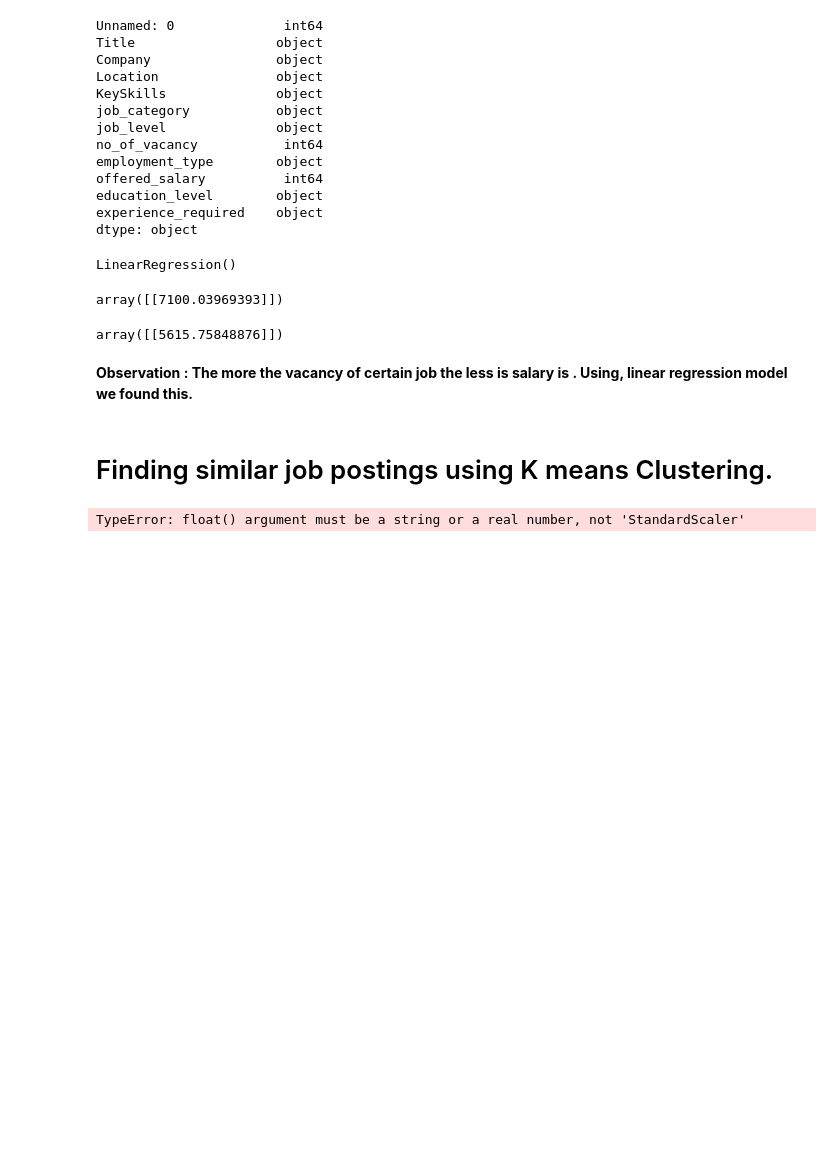
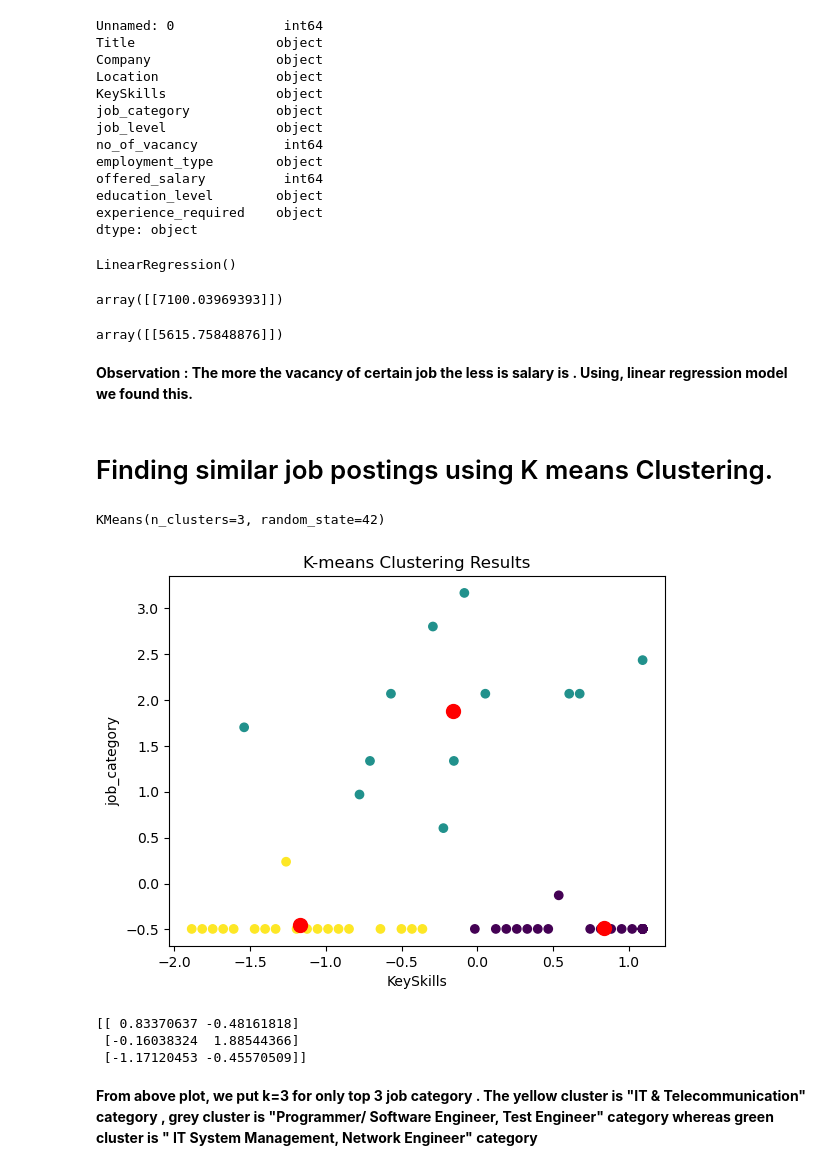
Before and after one commit to BibekRai44/MeroJob-Analysis, a Jupyter notebook: Dataset Analysis/ML models.ipynb, the cells around one changed output. Drawn from its saved outputs; the diff is of its cells as text; code cells hidden in the pictures; blank space fills up the shorter version.

Commit message:
finished K means clustering and ML models

```diff
--- a/Dataset Analysis/ML models.ipynb
+++ b/Dataset Analysis/ML models.ipynb
@@ -141,11 +138,43 @@ new_data['job_category']=le.fit_transform(new_data['job_category'])
 #using standardscaler
 
 sd=StandardScaler()
-x=sd.fit(new_data[['KeySkills','job_category']])
+x=sd.fit_transform(new_data[['KeySkills','job_category']])
 # %%
 #K means clustering
 
-kmeans=KMeans(n_clusters=5,random_state=42)
+kmeans=KMeans(n_clusters=3,random_state=42)
 kmeans.fit(x)
 # %% [output]
-TypeError: float() argument must be a string or a real number, not 'StandardScaler'
+KMeans(n_clusters=3, random_state=42)
+# %%
+#predicting keyskills and job_category
+
+y_predict=kmeans.fit_predict(x)
+# %%
+cols=['KeySkills','job_category']
+# %%
+#vizualizing the clusters
+
+import matplotlib
+from matplotlib import pyplot as plt
+%matplotlib inline
+
+plt.scatter(x[:, 0], x[:, 1], c=y_predict)
+plt.xlabel(cols[0])
+plt.ylabel(cols[1])
+plt.title('K-means Clustering Results')
+plt.scatter(kmeans.cluster_centers_[:, 0], kmeans.cluster_centers_[:, 1], s = 100, c = 'red', label = 'Centroid')
+plt.show()
+# %% [output]
+[figure, added]
+# %%
+#Centres of every job_category
+
+print(kmeans.cluster_centers_)
+# %% [output]
+[[ 0.83370637 -0.48161818]
+ [-0.16038324  1.88544366]
+ [-1.17120453 -0.45570509]]
+# %% [markdown]
+**From above plot, we put k=3 for only top 3 job category . The yellow cluster is "IT & Telecommunication" category ,
+grey cluster is "Programmer/ Software Engineer, Test Engineer" category  whereas green cluster is " IT System Management, Network Engineer" category**
```
Also changed, not shown: parts of 1 cell of this notebook.
